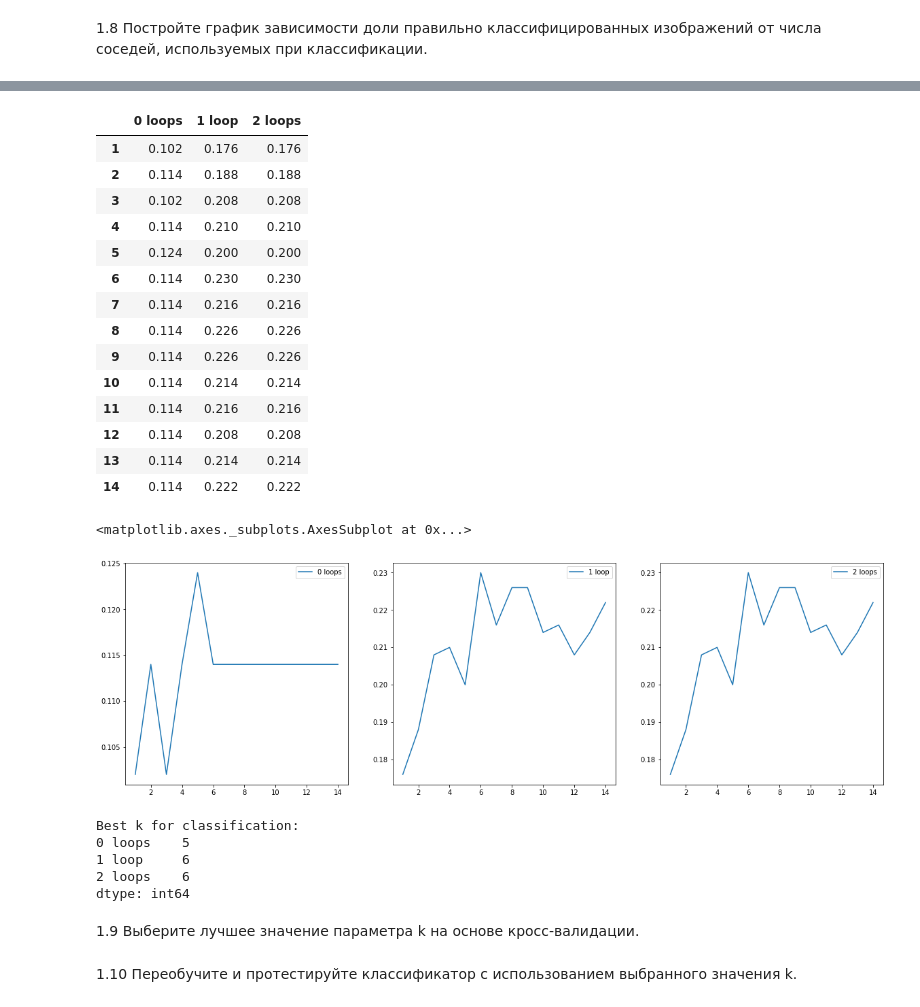
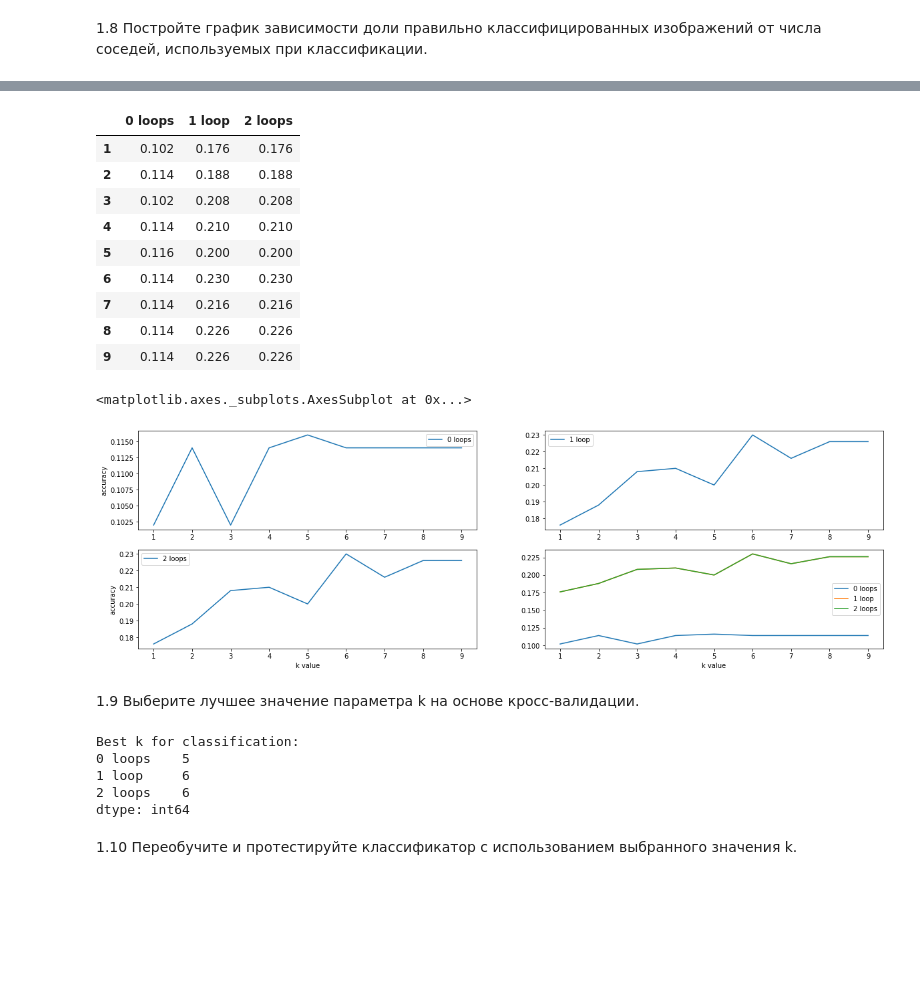
Before and after one commit to DiBoS290699/Neural-Networks-and-Deep-Learning, a Jupyter notebook: Lab1.ipynb, the cells around one changed output, grey strips where cells are left out. Cells and saved outputs as stored; diff of their text form; code cells hidden in the pictures; blank space fills up the shorter version.

```diff
--- a/Lab1.ipynb
+++ b/Lab1.ipynb
@@ -173,11 +160,10 @@ accuracy with no loops:  0.102
 # %% [markdown]
 1.8 Постройте график зависимости доли правильно классифицированных изображений от числа соседей, используемых при классификации.
 # %%
-k_list = range(1, 15)
+k_list = range(1, 10)
 acc_dict = {'0 loops': [], '1 loop': [], '2 loops': []}
 
 for k in k_list:
-    print("current iteration: ", k)
     y_preds_with_0_loops = classifier.predict(knn_X_test, k=k, num_loops=0)
     y_preds_with_1_loops = classifier.predict(knn_X_test, k=k, num_loops=1)
     y_preds_with_2_loops = classifier.predict(knn_X_test, k=k, num_loops=2)
@@ -208,24 +179,22 @@ acc_df
 | 2 | 0.114 | 0.188 | 0.188 |
 | 3 | 0.102 | 0.208 | 0.208 |
 | 4 | 0.114 | 0.210 | 0.210 |
-| 5 | 0.124 | 0.200 | 0.200 |
+| 5 | 0.116 | 0.200 | 0.200 |
 | 6 | 0.114 | 0.230 | 0.230 |
 | 7 | 0.114 | 0.216 | 0.216 |
 | 8 | 0.114 | 0.226 | 0.226 |
 | 9 | 0.114 | 0.226 | 0.226 |
-| 10 | 0.114 | 0.214 | 0.214 |
-| 11 | 0.114 | 0.216 | 0.216 |
-| 12 | 0.114 | 0.208 | 0.208 |
-| 13 | 0.114 | 0.214 | 0.214 |
-| 14 | 0.114 | 0.222 | 0.222 |
 # %%
-fig, (ax1, ax2, ax3) = plt.subplots(1, 3, figsize=(20, 6))
-acc_df.plot(y='0 loops', kind='line', ax=ax1)
+fig, ((ax1, ax2), (ax3, ax4)) = plt.subplots(2, 2, figsize=(20, 6))
+acc_df.plot(y='0 loops', kind='line', ylabel='accuracy', ax=ax1)
 acc_df.plot(y='1 loop', kind='line', ax=ax2)
-acc_df.plot(y='2 loops', kind='line', ax=ax3)
+acc_df.plot(y='2 loops', kind='line', xlabel='k value', ylabel='accuracy', ax=ax3)
+acc_df.plot(xlabel='k value', ax=ax4)
 # %% [output]
 <matplotlib.axes._subplots.AxesSubplot at 0x...>
-[figure, old version]
+[figure, new version]
+# %% [markdown]
+1.9 Выберите лучшее значение параметра k на основе кросс-валидации.
 # %%
 best_k_for_loops = acc_df.idxmax()
 print(f"Best k for classification:\n", best_k_for_loops, sep='')
@@ -235,8 +204,6 @@ Best k for classification:
 1 loop     6
 2 loops    6
 dtype: int64
-# %% [markdown]
-1.9 Выберите лучшее значение параметра k на основе кросс-валидации.
 # %% [markdown]
 
 1.10 Переобучите и протестируйте классификатор с использованием выбранного значения k.
```
Also changed, not shown: parts of 35 cells of this notebook, 2 other files.
